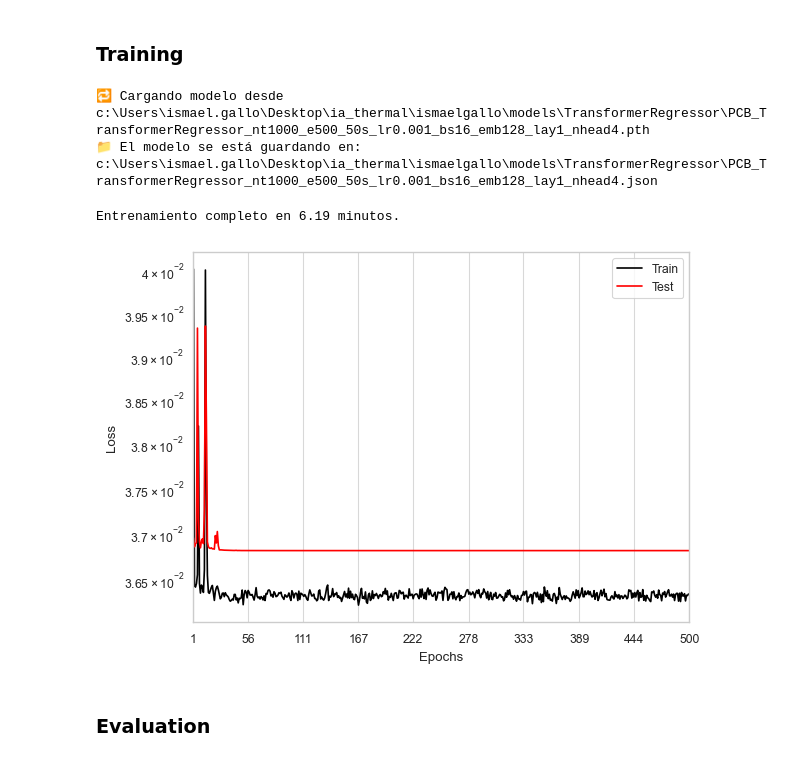
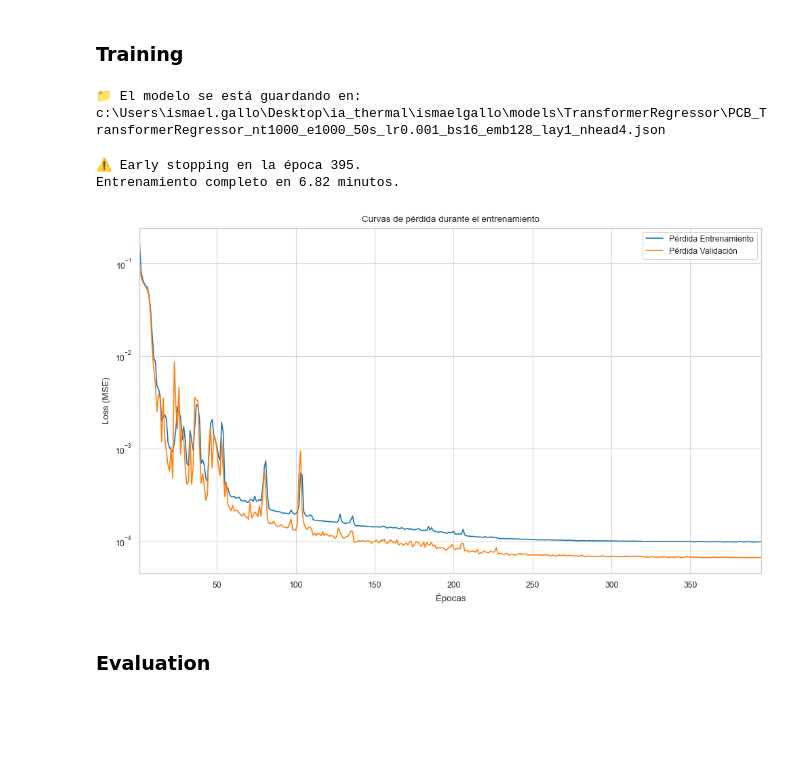
Before and after one commit to dgbarcena/ia_thermal, a Jupyter notebook: ismaelgallo/PCB_PINN_transient.ipynb, the cells around one changed output. Saved outputs shown, nothing was run; the diff lists cells and outputs as text; code cells hidden in the pictures; blank space fills up the shorter version.

```diff
--- a/ismaelgallo/PCB_PINN_transient.ipynb
+++ b/ismaelgallo/PCB_PINN_transient.ipynb
@@ -161,9 +161,9 @@ from PCB_solver_tr import PCB_solver_main, PCB_case_1, PCB_case_2
 # %% [markdown]
 Dataset hyperparameters
 # %%
-n_train = 5000
-n_test = 2000
-n_val = 500
+n_train = 1000
+n_test = 500
+n_val = 50
 time_sim = 50 # seconds
 
 batch_size = 16
@@ -211,13 +212,13 @@ KeyboardInterrupt:
 # %% [markdown]
 ### Hyperparameters of training
 # %%
-epochs = 2000
+epochs = 1000
 lr = 1e-2
 lrdecay = 0.1
 lrdecay_patience = 10
-early_stop_patience = 100
+early_stop_patience = 50
 
-hidden_dims = [100, 100, 100]  # Número de filtros en cada capa LSTM
+hidden_dims = [64, 64]  # Número de filtros en cada capa LSTM
 num_layers = len(hidden_dims)
 kernel_size = [(3,3)] * num_layers
 if kernel_size[0][0] % 2 == 0:
@@ -600,9 +600,9 @@ Función para extraer las condiciones de contorno de los tensores de los 3 canal
 # %% [markdown]
 Hyperparameters of training
 # %%
-mse_weight = 0.0
-phy_weight = 0.0001
-bnd_weight = 0.0000
+mse_weight = 1.0
+phy_weight = 0.1
+bnd_weight = 0.001
 # %%
 # from convlstm import *
 
@@ -1408,11 +1410,11 @@ plot_mae_per_pixel(model, val_loader, dataset, device)
 from architectures.generic_spatiotemporal_regressor import GenericSpatioTemporalRegressor
 from architectures.generic_spatiotemporal_decoder import *
 # %%
-epochs = 500
+epochs = 1000
 lr = 1e-3
 lrdecay = 0.5
-lrdecay_patience = 5
-early_stop_patience = 100
+lrdecay_patience = 10
+early_stop_patience = 50
 
 embedding_dim = 128
 num_layers = 1
@@ -1420,7 +1422,7 @@ nhead = 4
 weigth_decay = 1e-4
 dim_ff_factor = 5
 dim_ff = dim_ff_factor * embedding_dim
-param_dropout = 0.17
+param_dropout = 0.2
 # %% [markdown]
 We need to adapt the dataloader because time has to appear as a parameter.
 # %%
@@ -1513,8 +1515,7 @@ else:
 
 print("📁 El modelo se está guardando en:", json_path)
 # %% [output]
-🔁 Cargando modelo desde c:\Users\ismael.gallo\Desktop\ia_thermal\ismaelgallo\models\TransformerRegressor\PCB_TransformerRegressor_nt1000_e500_50s_lr0.001_bs16_emb128_lay1_nhead4.pth
-📁 El modelo se está guardando en: c:\Users\ismael.gallo\Desktop\ia_thermal\ismaelgallo\models\TransformerRegressor\PCB_TransformerRegressor_nt1000_e500_50s_lr0.001_bs16_emb128_lay1_nhead4.json
+📁 El modelo se está guardando en: c:\Users\ismael.gallo\Desktop\ia_thermal\ismaelgallo\models\TransformerRegressor\PCB_TransformerRegressor_nt1000_e1000_50s_lr0.001_bs16_emb128_lay1_nhead4.json
 # %%
 start_time_training = time.time()
 # start_datetime = datetime.datetime.now().strftime("%Y-%m-%d %H:%M:%S")
@@ -1575,11 +1576,12 @@ for epoch in range(len(train_loss), epochs):
 
 print(f"Entrenamiento completo en {(time.time() - start_time_training)/60:.2f} minutos.")
 # %% [output]
-Entrenamiento completo en 6.19 minutos.
+⚠️ Early stopping en la época 395.
+Entrenamiento completo en 6.82 minutos.
 # %%
-plot_loss_evolution(train_loss, test_loss)
+plot_loss_curves(train_loss, test_loss)
 # %% [output]
-[figure, old version]
+[figure, new version]
 # %% [markdown]
 ### Evaluation
 # %%
```
Also changed, not shown: parts of 30 cells of this notebook, 34 other files.
